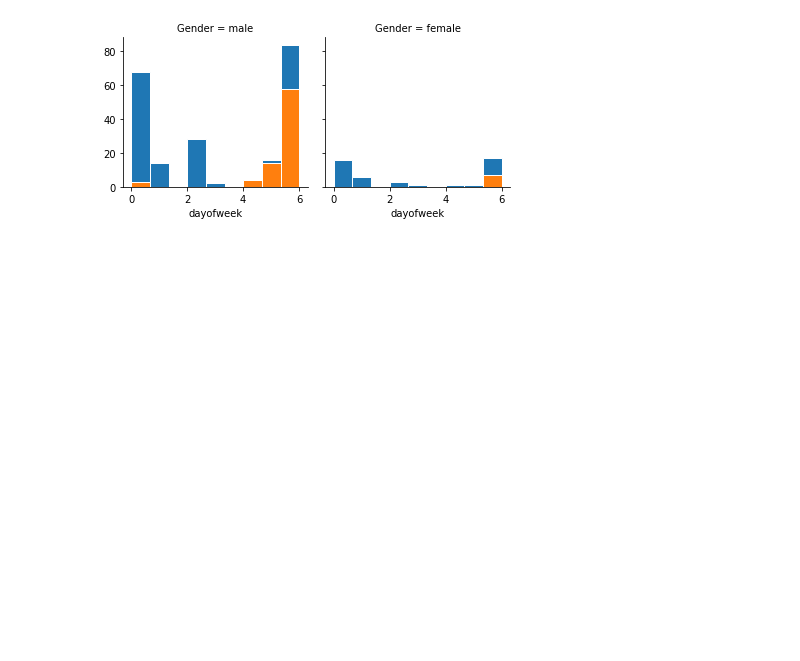
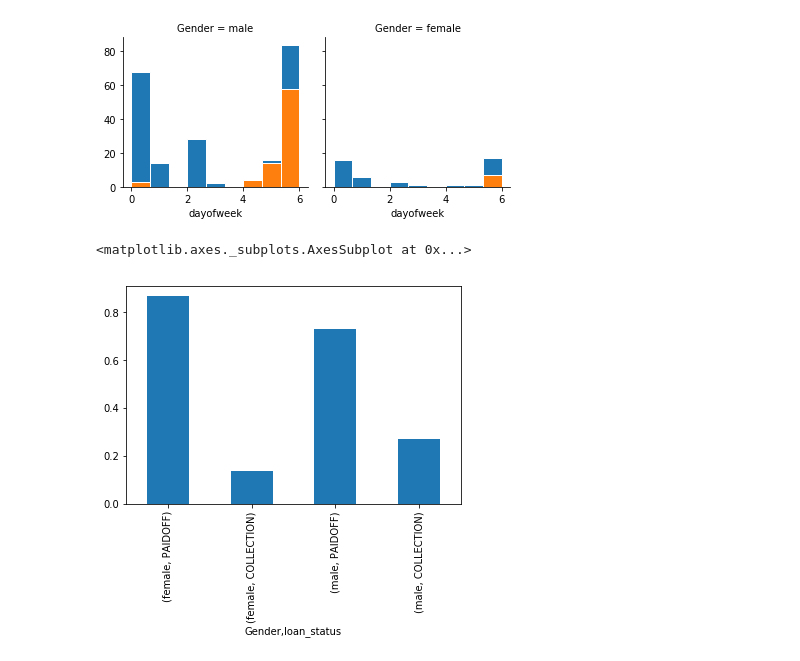
Before and after one commit to Abhi012G/IBM-The-Best-Classifier, a Jupyter notebook: The Best Classifier .ipynb, the cells around one changed output. Cells and saved outputs as stored; diff of their text form; code cells hidden in the pictures; blank space fills up the shorter version.

Commit message:
Data Wrangling

```diff
--- a/The Best Classifier .ipynb
+++ b/The Best Classifier .ipynb
@@ -141,3 +141,13 @@ plt.show()
 [figure]
 # %%
 clean_data['weekend'] = clean_data['dayofweek'].apply(lambda x:1 if (x>3) else 0)
+# %%
+clean_data_features = clean_data[['loan_status', 'Principal', 'terms', 'age', 'education', 'Gender', 'dayofweek', 'weekend']]
+# %%
+gender_loan_status = clean_data_features.groupby(['Gender'])['loan_status'].value_counts(normalize=True)
+# %%
+#Bar Representation
+gender_loan_status.plot.bar()
+# %% [output]
+<matplotlib.axes._subplots.AxesSubplot at 0x...>
+[figure, added]
```
Also changed, not shown: parts of 15 cells of this notebook.
